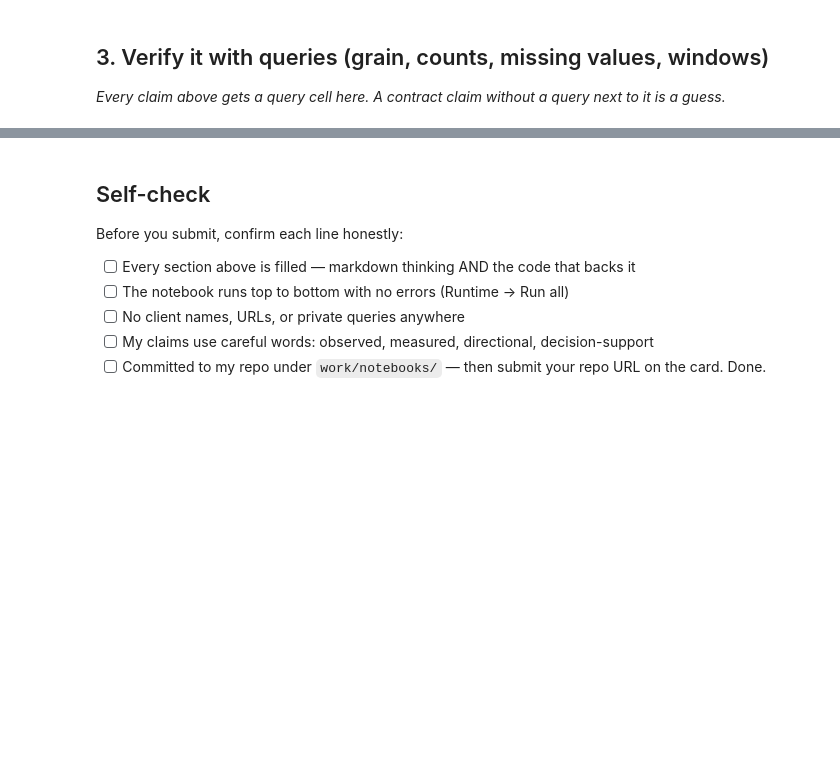
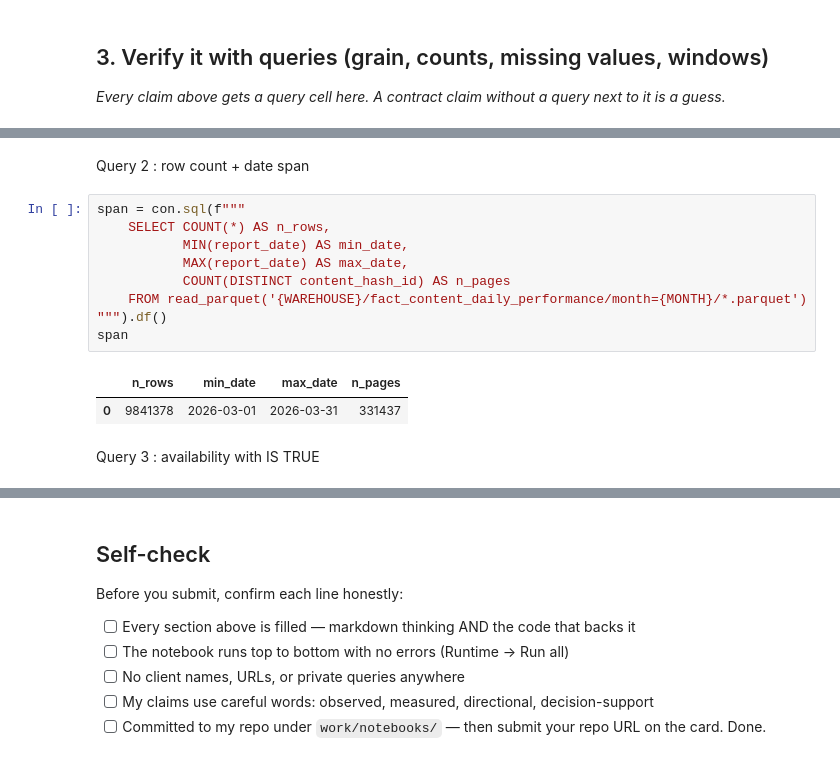
Before and after one commit to sobaannr/FlyRank-Internship, a Jupyter notebook: work/notebooks/w03_data_contract.ipynb, the cells around one changed output, grey strips where cells are left out. Drawn from its saved outputs; the diff is of its cells as text; blank space fills up the shorter version.

```diff
--- a/work/notebooks/w03_data_contract.ipynb
+++ b/work/notebooks/w03_data_contract.ipynb
@@ -26,0 +135,16 @@ This skeleton is yours to fill. Work the sections **in order** — each one has
+# %% [markdown]
+Query 2 : row count + date span
+# %%
+span = con.sql(f"""
+    SELECT COUNT(*) AS n_rows,
+           MIN(report_date) AS min_date,
+           MAX(report_date) AS max_date,
+           COUNT(DISTINCT content_hash_id) AS n_pages
+    FROM read_parquet('{WAREHOUSE}/fact_content_daily_performance/month={MONTH}/*.parquet')
+""").df()
+span
+# %% [output]
+|  | n_rows | min_date | max_date | n_pages |
+| 0 | 9841378 | 2026-03-01 | 2026-03-31 | 331437 |
+# %% [markdown]
+Query 3 : availability with IS TRUE
```
Also changed, not shown: parts of 22 cells of this notebook.
